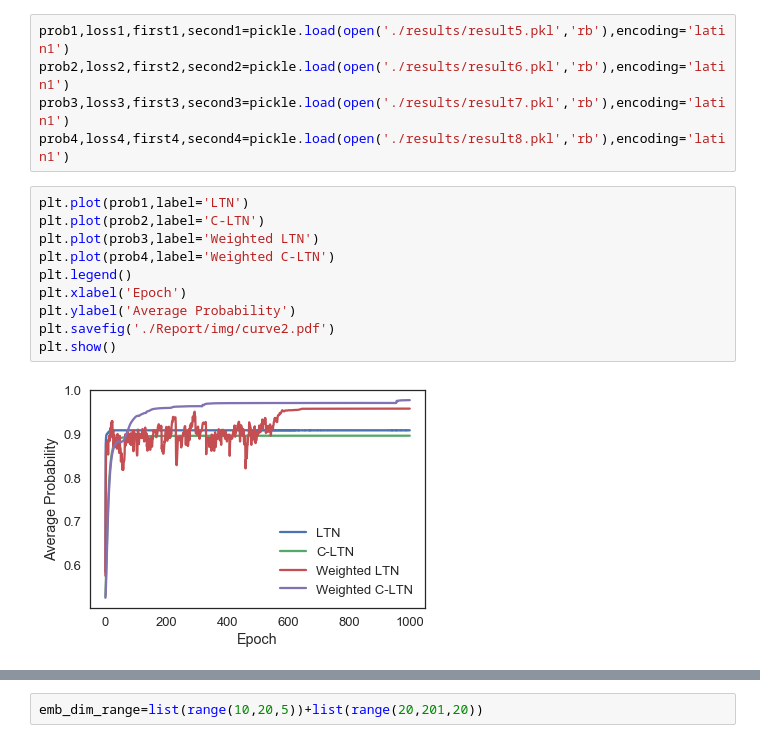
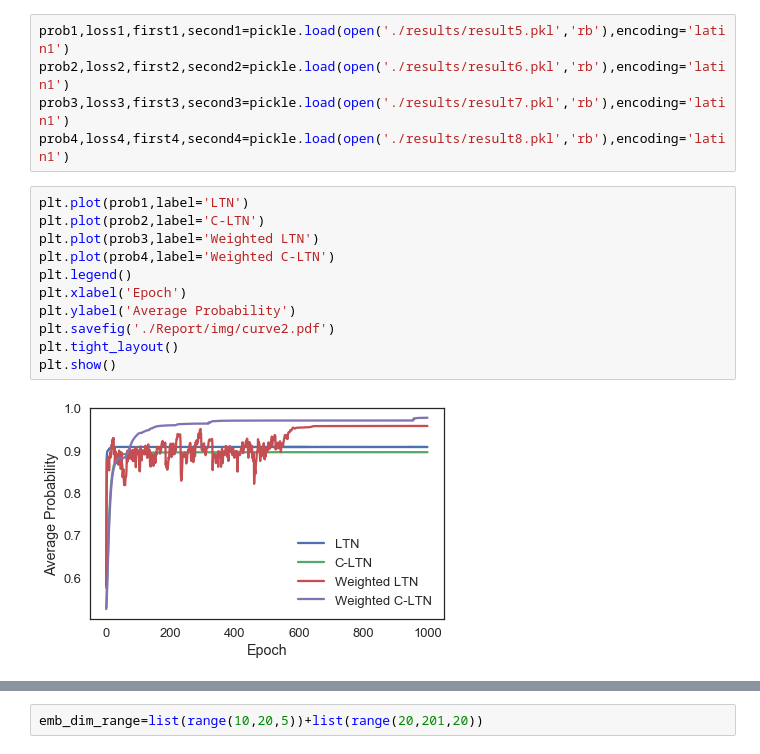
Before and after one commit to Adoni/CSE505, a Jupyter notebook: LTN/main.ipynb, the cells around one changed output, grey strips where cells are left out. Drawn from its saved outputs; the diff is of its cells as text.

```diff
--- a/LTN/main.ipynb
+++ b/LTN/main.ipynb
@@ -183,15 +185,16 @@ prob4,loss4,first4,second4=pickle.load(open('./results/result8.pkl','rb'),encodi
 # %%
 plt.plot(prob1,label='LTN')
 plt.plot(prob2,label='C-LTN')
 plt.plot(prob3,label='Weighted LTN')
 plt.plot(prob4,label='Weighted C-LTN')
 plt.legend()
 plt.xlabel('Epoch')
 plt.ylabel('Average Probability')
 plt.savefig('./Report/img/curve2.pdf')
+plt.tight_layout()
 plt.show()
 # %% [output]
-[figure, old version]
+[figure, new version]
 # %%
 x = np.array(['LTN','C-LTN','Weighted\nLTN','Weighted\nC-LTN'])
 y1 = np.array([first1,first2,first3,first4])
```
Also changed, not shown: parts of 2 cells of this notebook, 24 other files.
